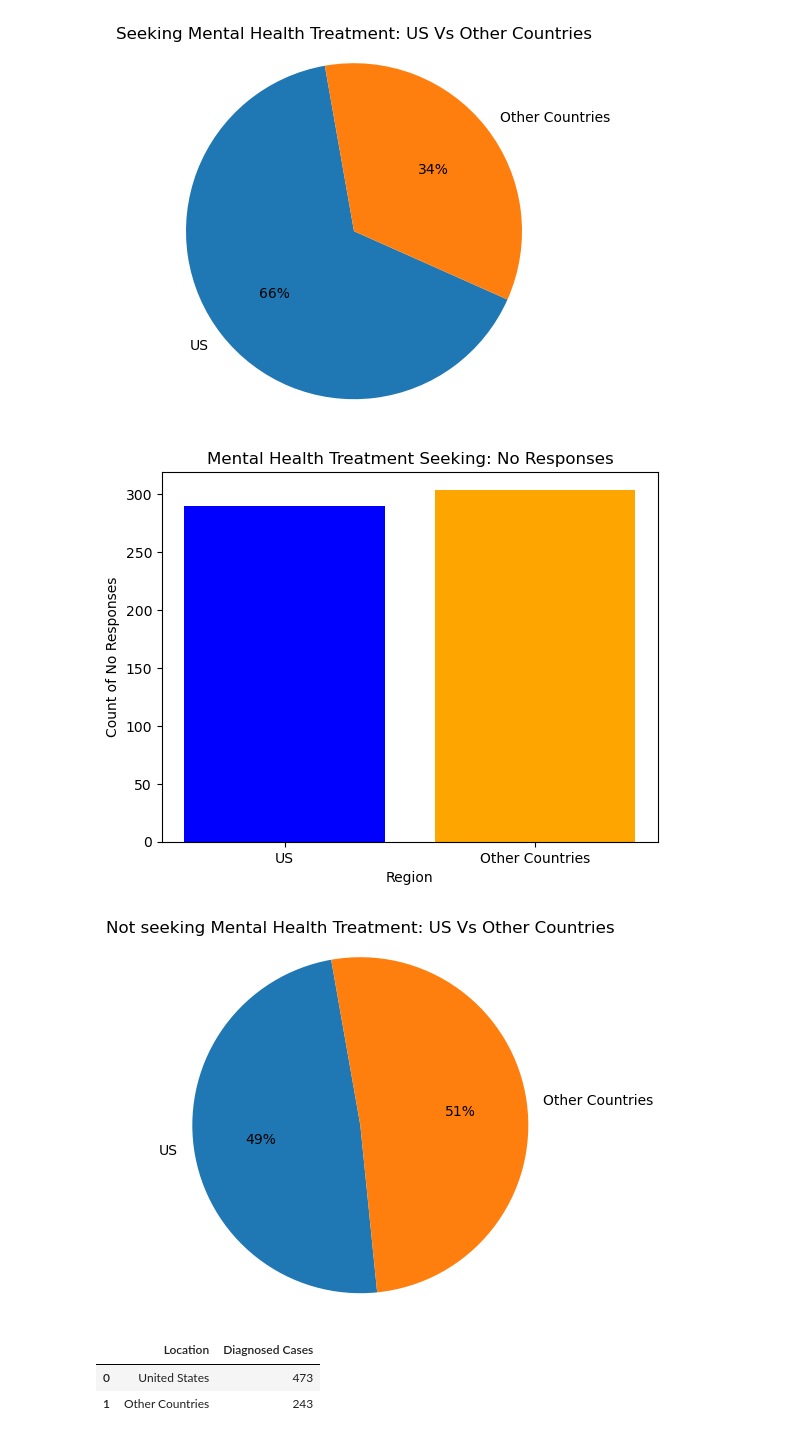
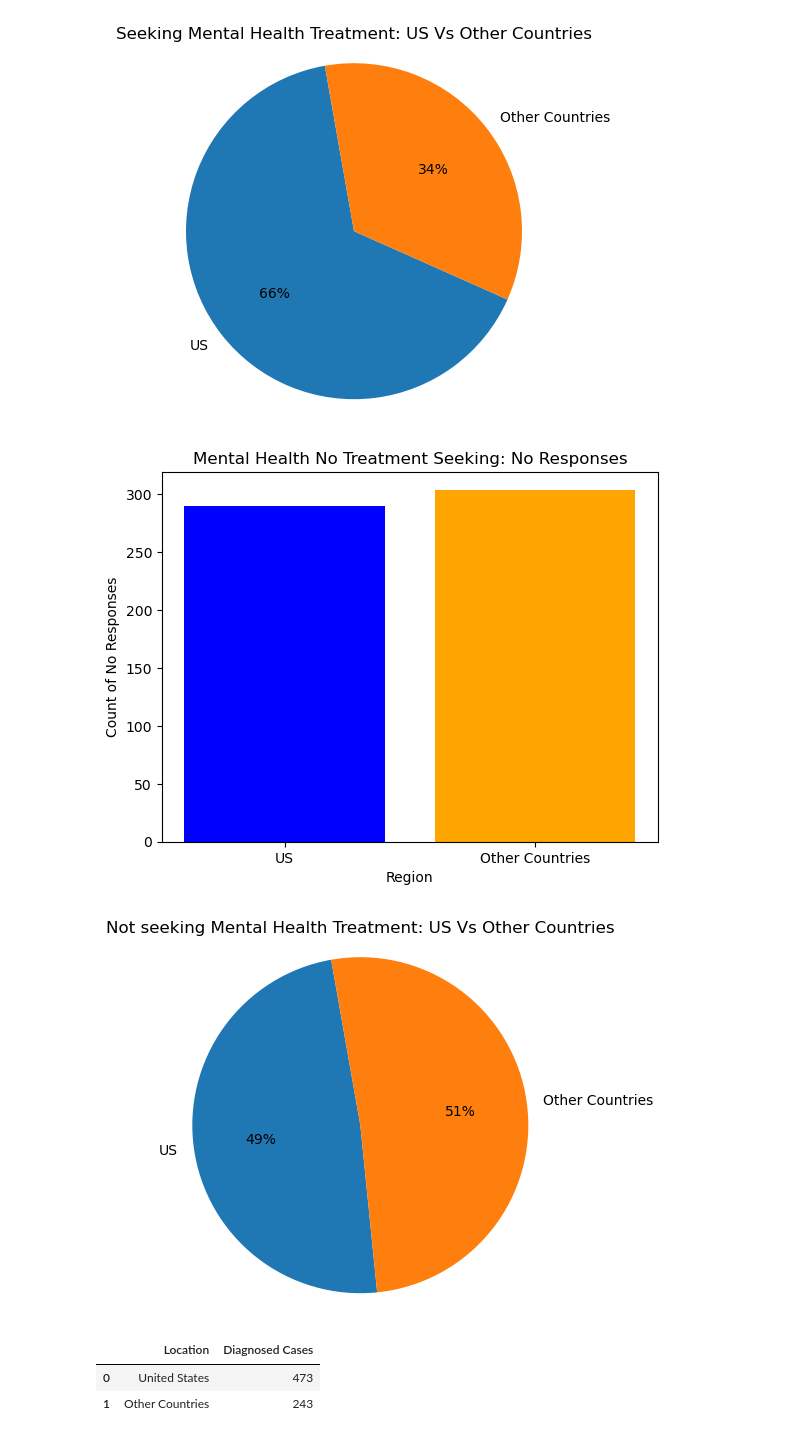
Before and after one commit to Keegawho198/Project-1_Mental-Health, a Jupyter notebook: Keegan.ipynb, the cells around one changed output. Drawn from its saved outputs; the diff is of its cells as text; code cells hidden in the pictures.

```diff
--- a/Keegan.ipynb
+++ b/Keegan.ipynb
@@ -342,31 +344,31 @@ plt.show()
 # %%
 # Data for plotting No seek help
 labels = ['US', 'Other Countries']
 values = [us_treatment_no, other_countries_treatment_no]  # Use the 'No' counts
 
 # Create a bar graph
 plt.bar(labels, values, color=['blue', 'orange'])
 
 # Add title and labels
-plt.title('Mental Health Treatment Seeking: No Responses')  # Title for Yes responses
+plt.title('Mental Health No Treatment Seeking: No Responses')  # Title for Yes responses
 plt.xlabel('Region')
 plt.ylabel('Count of No Responses')  # Y-axis label for Yes responses
 
 # Show the graph
 plt.show()
 
 # Data for plotting
 sizes = [us_treatment_no, other_countries_treatment_no]  # Use the 'Yes' counts
 
 # Create a pie chart
 plt.pie(sizes, labels=labels, autopct='%1.0f%%', startangle=100)  # Display whole numbers for percentages
 plt.title('Not seeking Mental Health Treatment: US Vs Other Countries')  # Title for Yes responses
 plt.axis('equal')
 
 # Show the chart
 plt.show()
 # %% [output]
-[figure, old version]
+[figure, new version]
 [figure]
 # %%
 usa_diagnosed_data = us_data[(us_data['Location'] == 'United States of America') &
```
Also changed, not shown: parts of 9 cells of this notebook, 2 other files.
